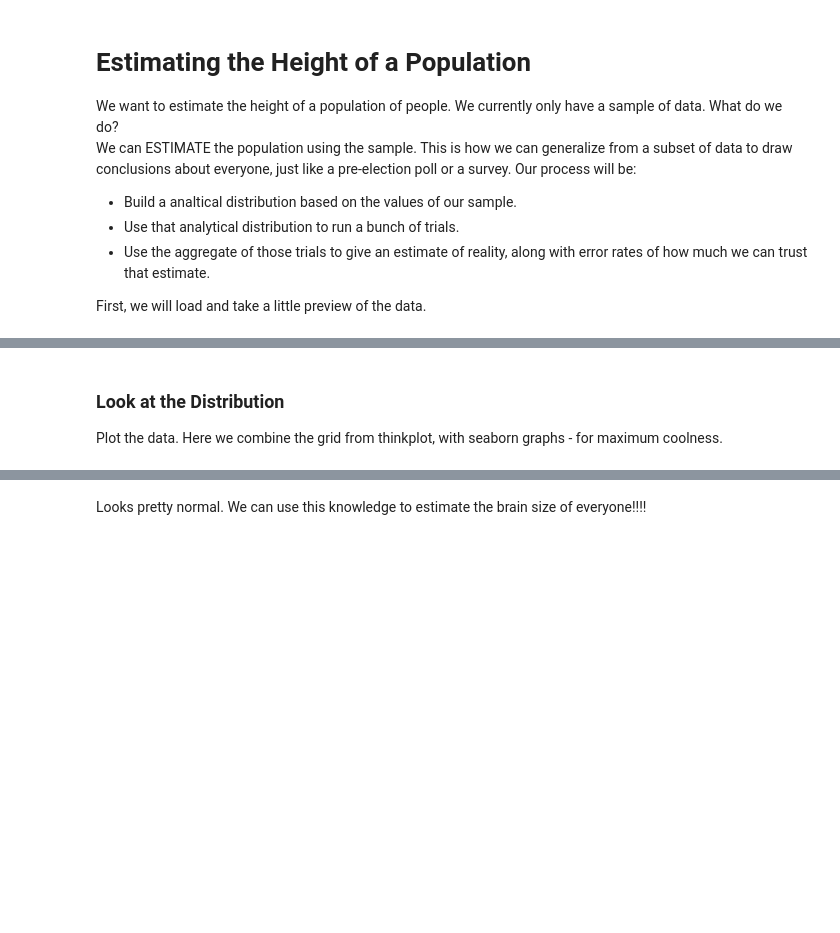
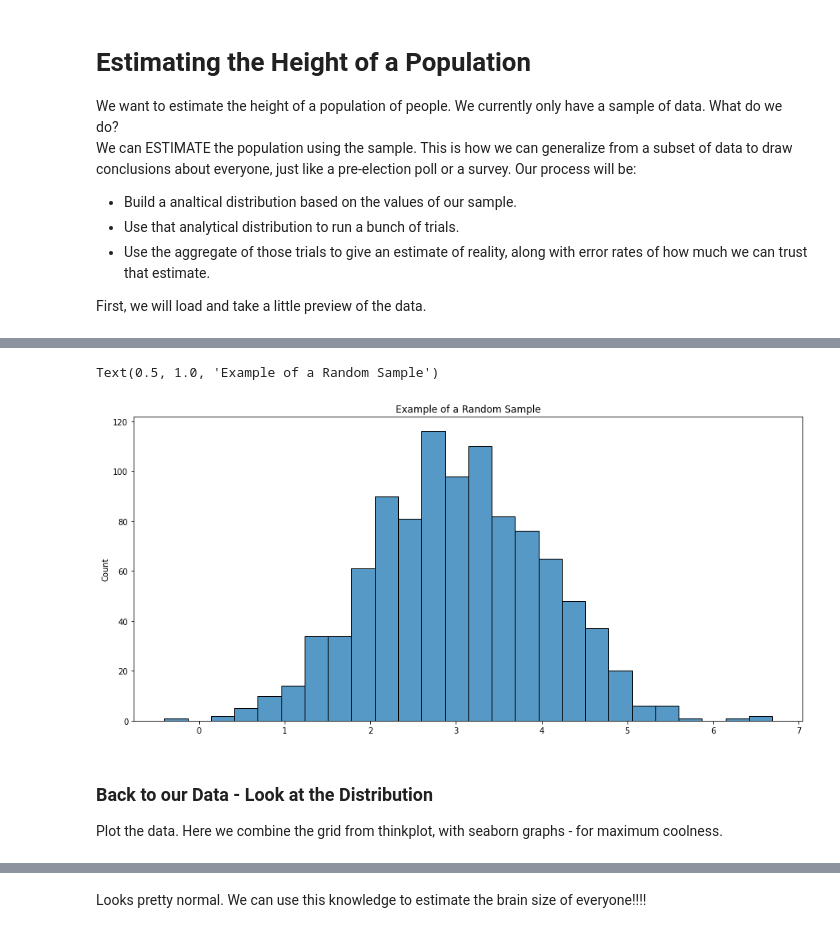
Before and after one commit to zareeiant/Basic_Stats_in_Python_Student_Workbooks, a Jupyter notebook: 016_Samples_and_Randomness_sol.ipynb, the cells around one changed output, grey strips where cells are left out. Drawn from its saved outputs; the diff is of its cells as text; code cells hidden in the pictures; blank space fills up the shorter version.

```diff
--- a/016_Samples_and_Randomness_sol.ipynb
+++ b/016_Samples_and_Randomness_sol.ipynb
@@ -10,5 +10,5 @@ import math
 ##Seaborn for fancy plots.
 import matplotlib.pyplot as plt
 import seaborn as sns
-plt.rcParams["figure.figsize"] = (30,15)
+plt.rcParams["figure.figsize"] = (15,7)
 # %% [markdown]
@@ -34,5 +47,12 @@ df.head()
+# %%
+tmp_dist = np.random.normal(3, 1, 1000)
+sns.histplot(tmp_dist)
+plt.title("Example of a Random Sample")
+# %% [output]
+Text(0.5, 1.0, 'Example of a Random Sample')
+[figure, added]
 # %% [markdown]
-### Look at the Distribution
+### Back to our Data - Look at the Distribution
 
 Plot the data. Here we combine the grid from thinkplot, with seaborn graphs - for maximum coolness.
 # %%
```
Also changed, not shown: parts of 28 cells of this notebook, 1 other file.
